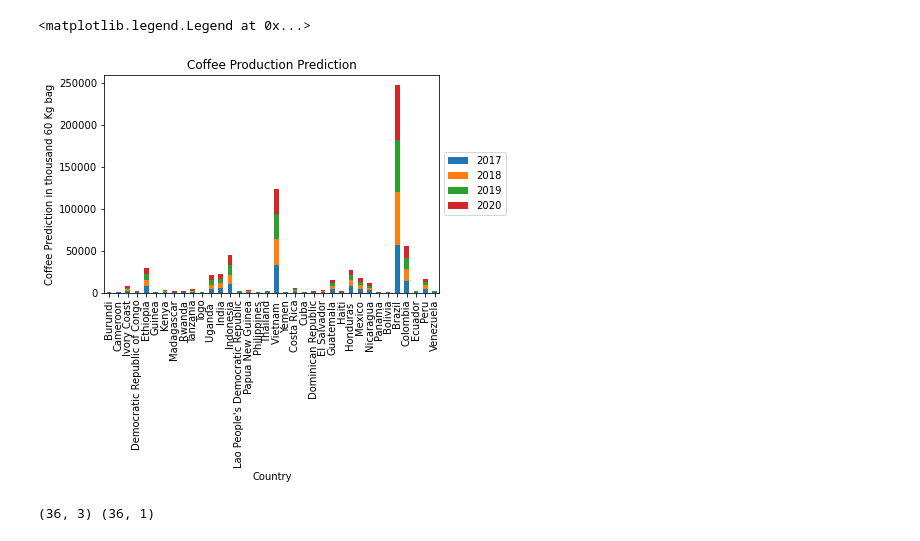
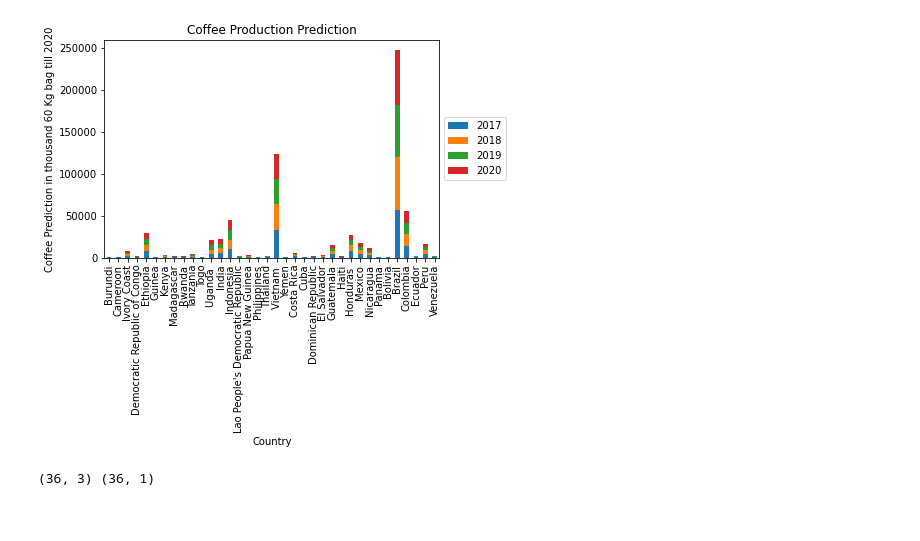
Before and after one commit to nsethi4310/CoffeeMLProject3, a Jupyter notebook: CoffeeProdPredict.ipynb, the cells around one changed output. Cells and saved outputs as stored; diff of their text form; code cells hidden in the pictures.

```diff
--- a/CoffeeProdPredict.ipynb
+++ b/CoffeeProdPredict.ipynb
@@ -75,12 +75,13 @@ cprd_df1.rename(columns={ cprd_df1.columns[2]: "2017",cprd_df1.columns[3]: "2018
 # %%
 cprd_df1.plot(kind='bar', stacked =True, x='Country')
 plt.title("Coffee Production Prediction")
 plt.xlabel("Country")
-plt.ylabel("Coffee Prediction in thousand 60 Kg bag")
+plt.ylabel("Coffee Prediction in thousand 60 Kg bag till 2020")
 plt.gca().legend(loc='center left', bbox_to_anchor=(1, 0.5))
+plt.savefig("./coffee_prj/static/images/nidhi_coffee_prod_2020_1")
+plt.show()
 # %% [output]
-<matplotlib.legend.Legend at 0x...>
-[figure, old version]
+[figure, new version]
 # %%
 # Assign X (data) and y (target)
 
```
Also changed, not shown: parts of 13 cells of this notebook, 5 other files.
